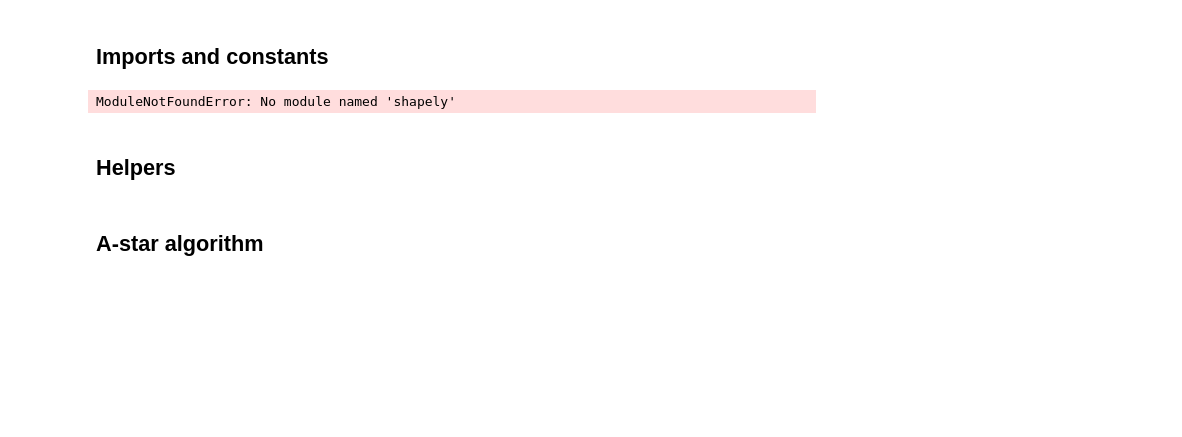
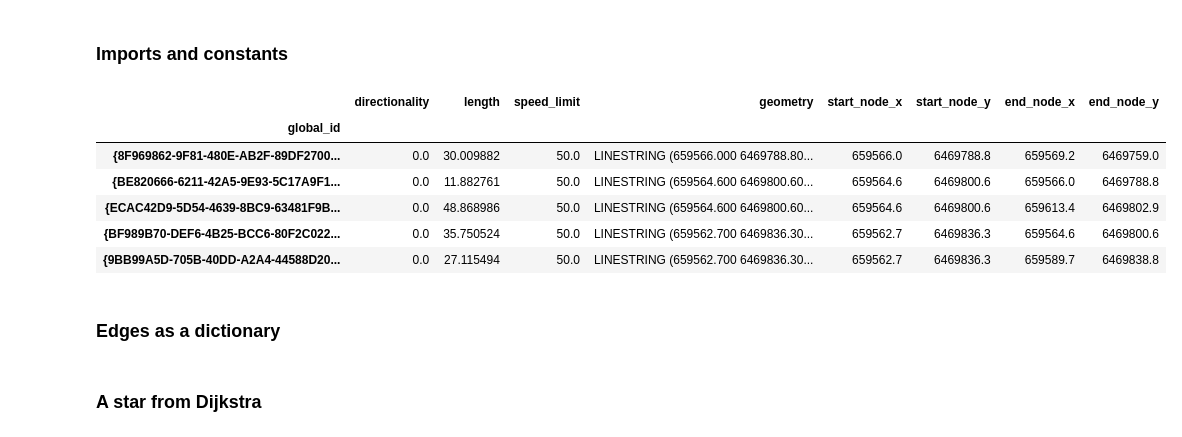
Before and after one commit to ralf-tambets/algorithmics_project, a Jupyter notebook: a_star.ipynb, the cells around one changed output. Saved outputs shown, nothing was run; the diff lists cells and outputs as text; code cells hidden in the pictures; blank space fills up the shorter version.

```diff
--- a/a_star.ipynb
+++ b/a_star.ipynb
@@ -1,5 +1,5 @@
 # %% [markdown]
-## Imports and constants
+### Imports and constants
 # %%
 import math
 import numpy as np
@@ -10,9 +10,21 @@ from matplotlib import pylab as plt
 import geopandas as gpd
 import pyproj
 import contextily as ctx
+from time import perf_counter
+from copy import deepcopy
 
 from shapely.geometry import Point, LineString, MultiPoint, Polygon, GeometryCollection
-from shapely.ops import unary_union
+from shapely.ops import unary_union, nearest_points
 from shapely.wkt import loads as wkt_load
+
+crs_gps = pyproj.CRS.from_epsg('4326') # WGS84 Merkator (degrees)
+crs_web = pyproj.CRS.from_epsg('3857') # Pseudo-Merkator (meters)
+crs_est = pyproj.CRS.from_epsg('3301') # Estonian Coordinate System
+
+# https://epsg.io/transform#s_srs=4326&t_srs=3301 - used this to convert from gps to estonian coordinate system
+# needed to invert latitude and longitude
+delta = Point(659351.9779390106, 6474942.48407838)
+lounakeskus = Point(656661.9914198933, 6471868.239886967)
+sirius = Point(659234.2258483924, 6471525.160984464)
+ihaste = Point(663231.1552057452, 6471198.855079322)
+kvissental = Point(657392.1712729766, 6477063.679848602)
-# %% [output]
-ModuleNotFoundError: No module named 'shapely'
@@ -31,15 +31,24 @@ kvissental = Point(657392.1712729766, 6477063.679848602)
 # %%
 data = pd.read_csv("data/driveways_cleaned.csv", index_col="global_id")
 data["geometry"] = data["geometry"].apply(wkt_load)
 gdf_data = gpd.GeoDataFrame(data, geometry="geometry", crs=crs_est)
 # Remove 3 instances of MultiLineStrings (they don't allow for coords)
 gdf_data = gdf_data[gdf_data.geometry.geom_type == "LineString"]
 gdf_data["start_node_x"] = gdf_data.geometry.apply(lambda row: round(row.coords[0][0],3))
 gdf_data["start_node_y"] = gdf_data.geometry.apply(lambda row: round(row.coords[0][1],3))
 gdf_data["end_node_x"] = gdf_data.geometry.apply(lambda row: round(row.coords[-1][0],3))
 gdf_data["end_node_y"] = gdf_data.geometry.apply(lambda row: round(row.coords[-1][1],3))
 gdf_data.head()
-gdf_data.head()
+# %% [output]
+|  | directionality | length | speed_limit | geometry | start_node_x | start_node_y | end_node_x | end_node_y |
+| global_id |  |  |  |  |  |  |  |  |
+| {8F969862-9F81-480E-AB2F-89DF2700... | 0.0 | 30.009882 | 50.0 | LINESTRING (659566.000 6469788.80... | 659566.0 | 6469788.8 | 659569.2 | 6469759.0 |
+| {BE820666-6211-42A5-9E93-5C17A9F1... | 0.0 | 11.882761 | 50.0 | LINESTRING (659564.600 6469800.60... | 659564.6 | 6469800.6 | 659566.0 | 6469788.8 |
+| {ECAC42D9-5D54-4639-8BC9-63481F9B... | 0.0 | 48.868986 | 50.0 | LINESTRING (659564.600 6469800.60... | 659564.6 | 6469800.6 | 659613.4 | 6469802.9 |
+| {BF989B70-DEF6-4B25-BCC6-80F2C022... | 0.0 | 35.750524 | 50.0 | LINESTRING (659562.700 6469836.30... | 659562.7 | 6469836.3 | 659564.6 | 6469800.6 |
+| {9BB99A5D-705B-40DD-A2A4-44588D20... | 0.0 | 27.115494 | 50.0 | LINESTRING (659562.700 6469836.30... | 659562.7 | 6469836.3 | 659589.7 | 6469838.8 |
+# %% [markdown]
+### Edges as a dictionary
 # %%
 from collections import defaultdict
 # defaultdict of start nodes that points to a defaultdict of end nodes that points to a tuple that ->
@@ -56,8 +65,6 @@ for index, row in gdf_data.iterrows():
     # if traffic is two-way, need to add an edge from end to beginning
     if row.directionality == 0:
         graph[end_node][start_node] = [row.length, index]
-# %% [markdown]
-## Helpers
 # %%
 def get_closest_road_idx(point, road_table):
     distances_to_roads = point.distance(road_table["geometry"])
@@ -84,4 +91,4 @@ def recreate_path(pn, end):
     roads.reverse()
     return roads
 # %% [markdown]
-## A-star algorithm
+### A star from Dijkstra
```
Also changed, not shown: parts of 9 cells of this notebook.
